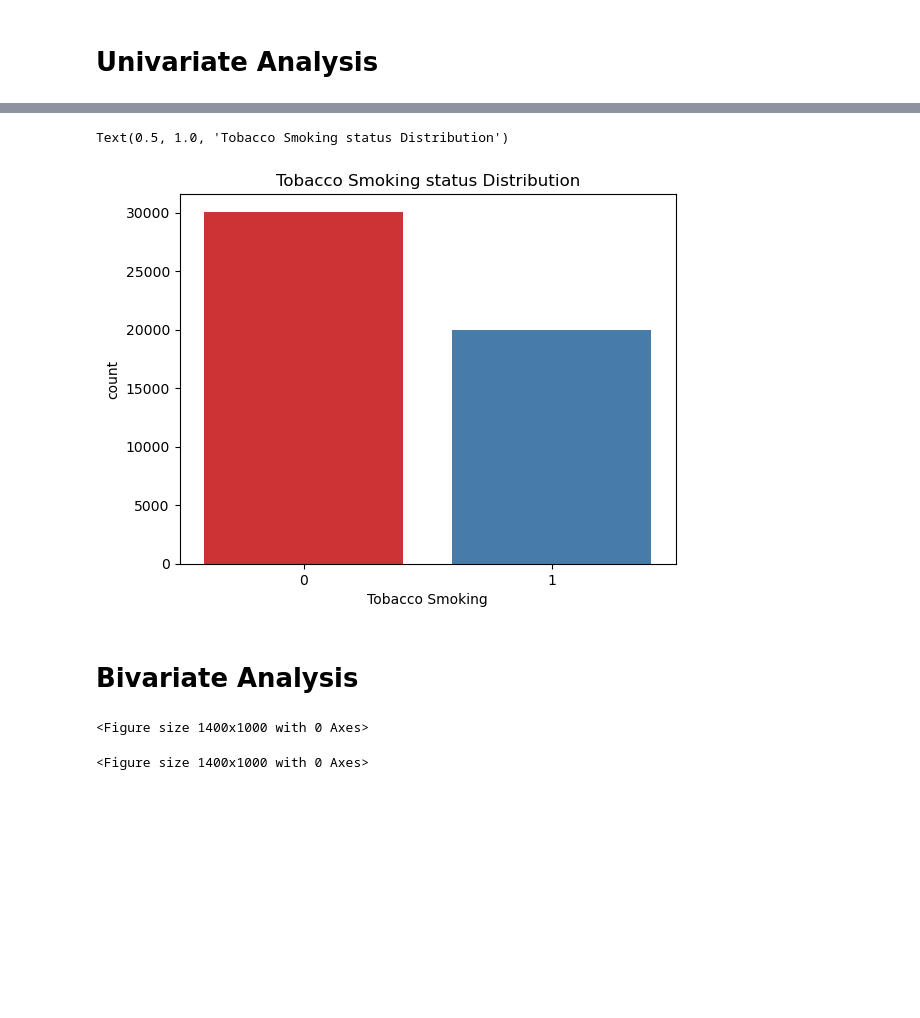
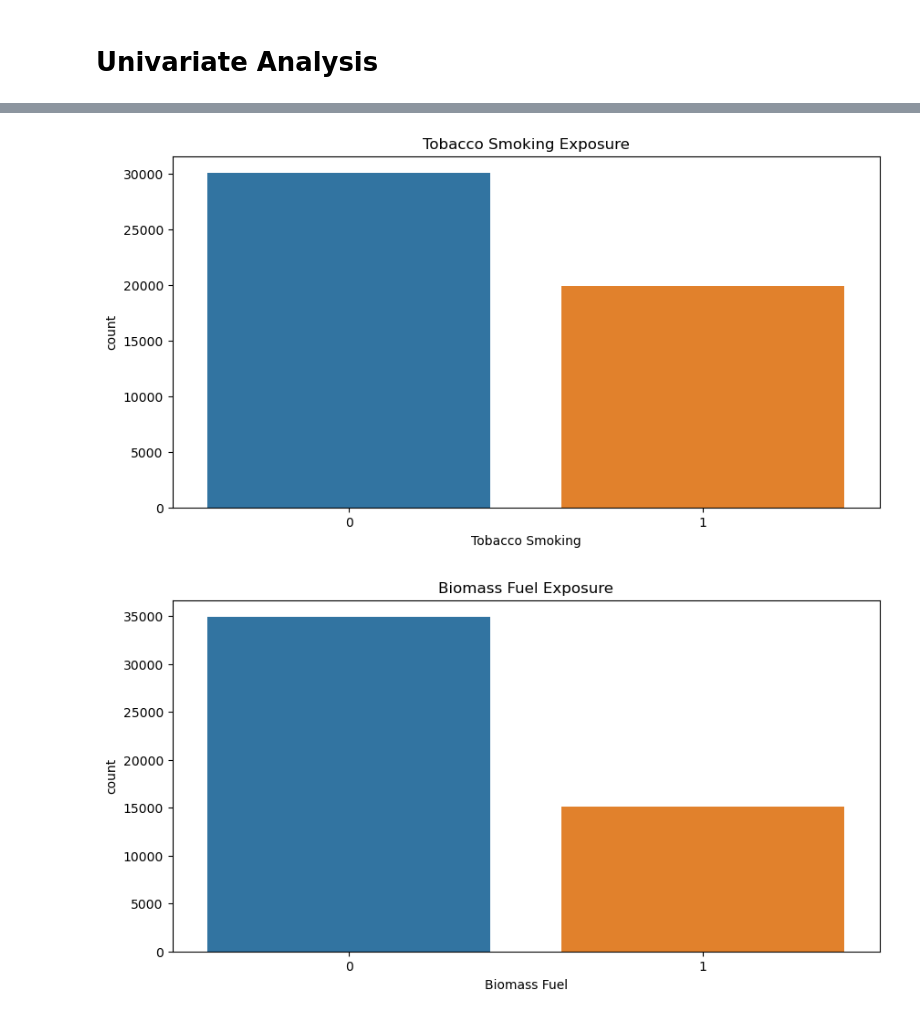
Before and after one commit to rajibshresth/COPD_NCD_Dataset, a Jupyter notebook: Xtra_Dummy Data/EDA/EDA.ipynb, the cells around one changed output, grey strips where cells are left out. Drawn from its saved outputs; the diff is of its cells as text; code cells hidden in the pictures; blank space fills up the shorter version.

```diff
--- a/Xtra_Dummy Data/EDA/EDA.ipynb
+++ b/Xtra_Dummy Data/EDA/EDA.ipynb
@@ -56,14 +67,15 @@ Text(0.5, 1.0, 'Gender Distribution')
 # %%
-# Tobacco Smoking Status
-sns.countplot(x = "Tobacco Smoking", data = df, palette='Set1')
-plt.title("Tobacco Smoking status Distribution")
+# Tobacco Smoking and Biomass Fuel exposure
+plt.figure(figsize=(10, 5))
+sns.countplot(x='Tobacco Smoking', data=df)
+plt.title('Tobacco Smoking Exposure')
+plt.show()
 # %% [output]
-Text(0.5, 1.0, 'Tobacco Smoking status Distribution')
-[figure, old version]
+[figure, new version]
-# %% [markdown]
-# Bivariate Analysis
-# %%
-plt.figure(figsize=(14, 10))
-# %% [output]
-<Figure size 1400x1000 with 0 Axes>
-<Figure size 1400x1000 with 0 Axes>
+# %%
+plt.figure(figsize=(10, 5))
+sns.countplot(x='Biomass Fuel', data=df)
+plt.title('Biomass Fuel Exposure')
+plt.show()
+# %% [output]
+[figure, added]
```
Also changed, not shown: parts of 13 cells of this notebook, 4 other files.
